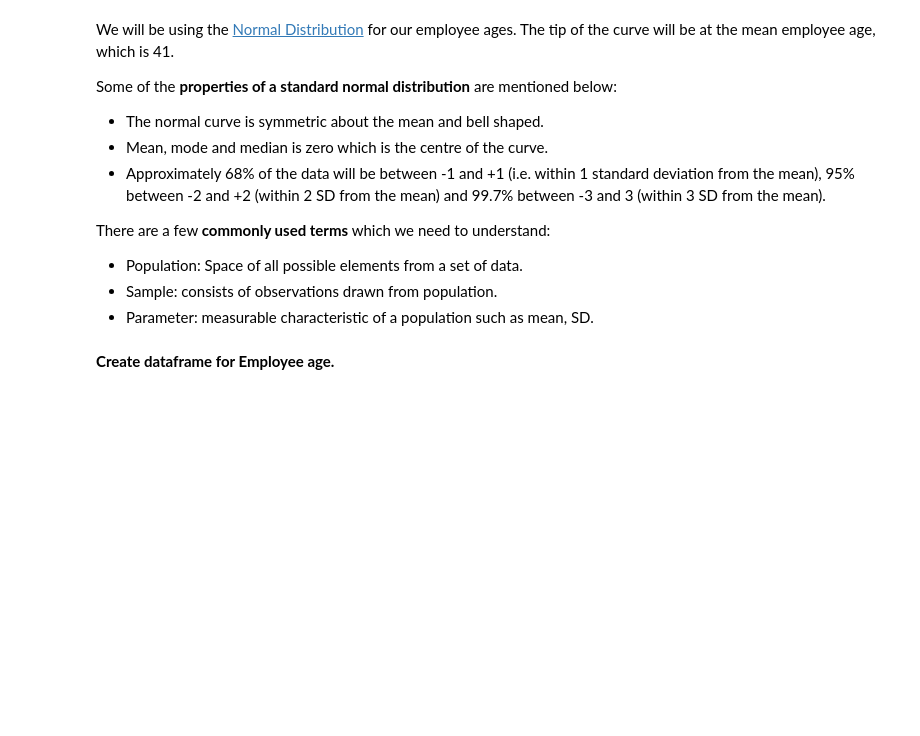
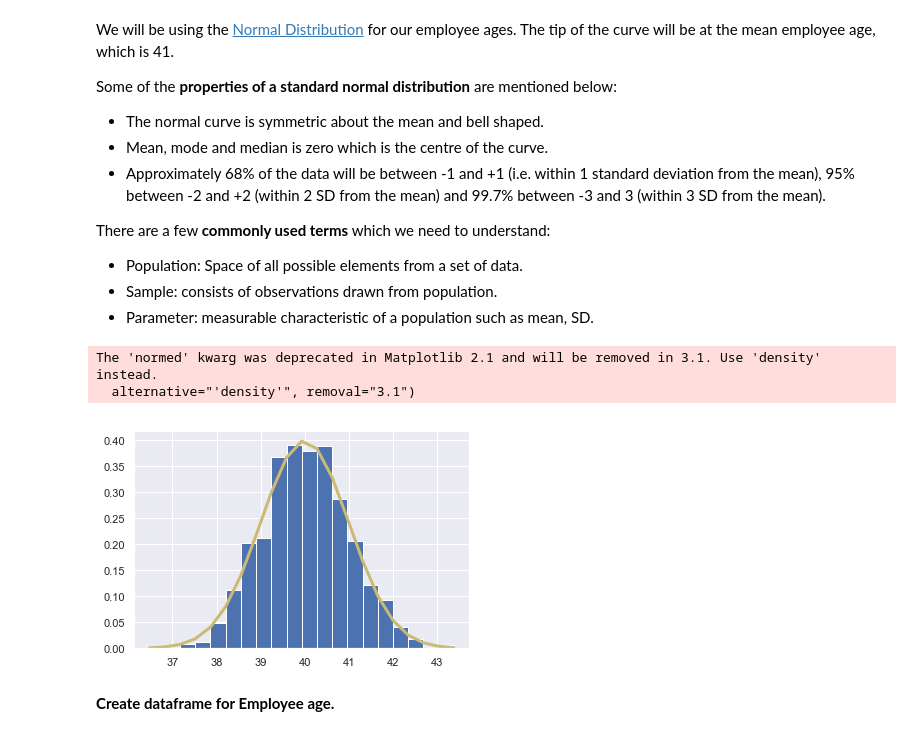
Before and after one commit to daithimarkham/Programming-for-Data-Analysis-Project-2019, a Jupyter notebook: Programming for Data Analysis Project 2019.ipynb, the cells around one changed output. Drawn from its saved outputs; the diff is of its cells as text; code cells hidden in the pictures; blank space fills up the shorter version.

```diff
--- a/Programming for Data Analysis Project 2019.ipynb
+++ b/Programming for Data Analysis Project 2019.ipynb
@@ -237,6 +242,21 @@ There are a few **commonly used terms** which we need to understand:
 - Population: Space of all possible elements from a set of data.
 - Sample: consists of observations drawn from population.
 - Parameter: measurable characteristic of a population such as mean, SD.
+# %%
+mu, sigma = 40.0, 1.0
+s = np.random.normal(mu, sigma, 1000) # Mean is 40 and std is 1.
+
+# Create the bins and histogram
+count, bins, ignored = plt.hist(s, 20, normed=True)
+
+# Plot the distribution curve
+plt.plot(bins, 1/(sigma * np.sqrt(2 * np.pi)) *np.exp( - (bins - mu)**2 / (2 * sigma**2) ), linewidth=3, color='y')
+
+plt.show()
+# %% [output]
+The 'normed' kwarg was deprecated in Matplotlib 2.1 and will be removed in 3.1. Use 'density' instead.
+  alternative="'density'", removal="3.1")
+[figure, added]
 # %% [markdown]
 
 **Create dataframe for Employee age.**
```
Also changed, not shown: parts of 26 cells of this notebook.
